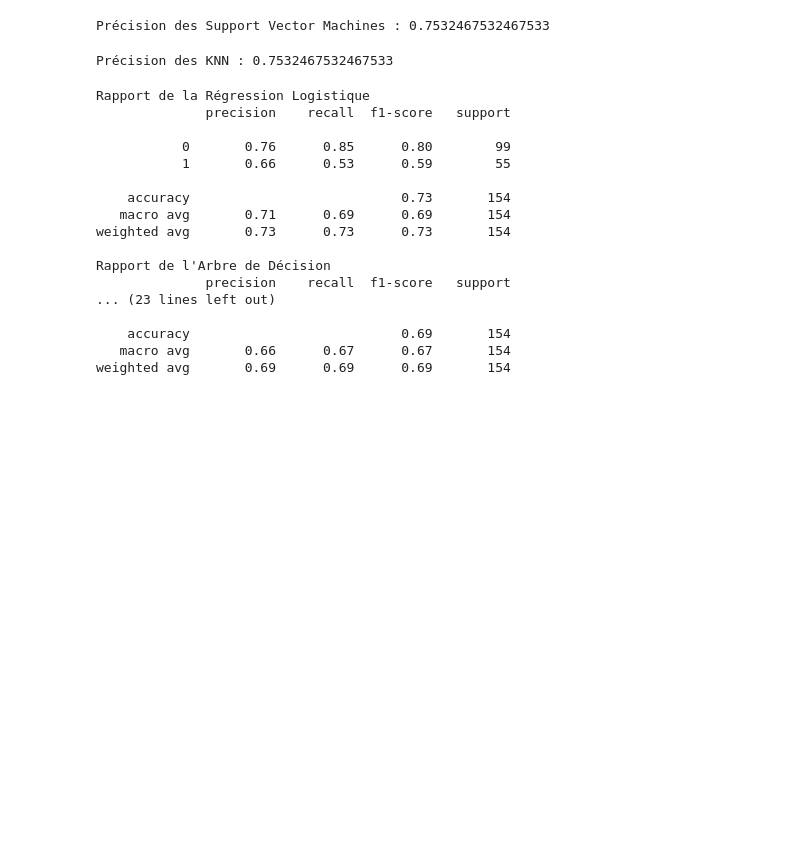
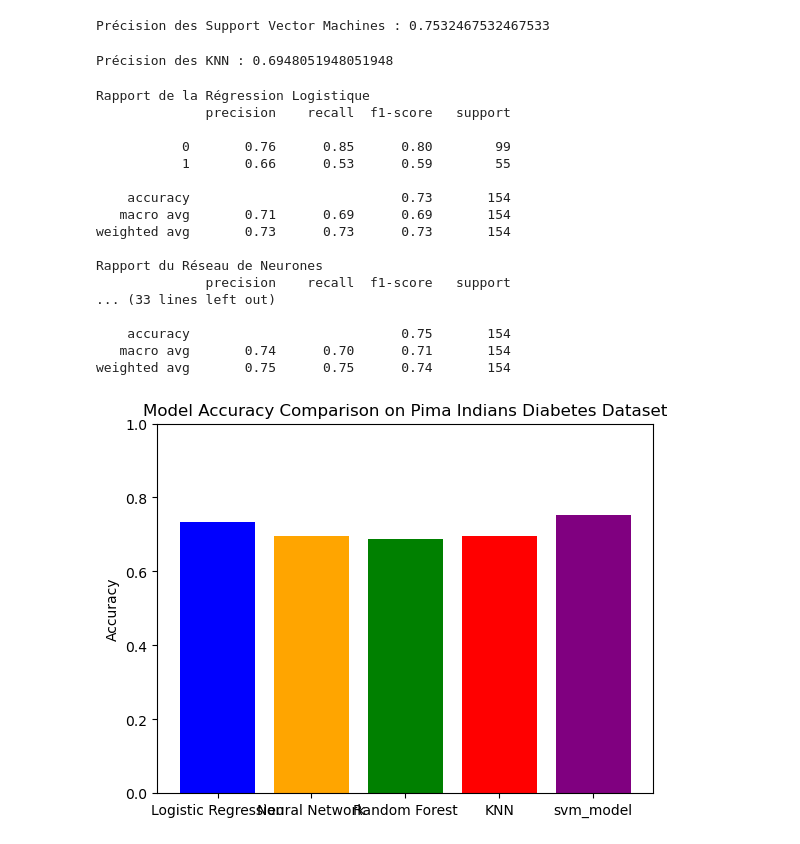
Before and after one commit to Daniellejireh87/Project_diabetes_ML, a Jupyter notebook: projet_diabetes.ipynb, the cells around one changed output. Saved outputs shown, nothing was run; the diff lists cells and outputs as text; code cells hidden in the pictures; blank space fills up the shorter version.

```diff
--- a/projet_diabetes.ipynb
+++ b/projet_diabetes.ipynb
@@ -376,10 +275,10 @@ knn_model.fit(X_train, y_train)
 y_pred_knn = knn_model.predict(X_test)
 
 # Évaluation
-accuracy_knn = accuracy_score(y_test, y_pred_svm)
+accuracy_knn = accuracy_score(y_test, y_pred_knn)
 print(f"Précision des KNN : {accuracy_knn}")
 # %% [output]
-Précision des KNN : 0.7532467532467533
+Précision des KNN : 0.6948051948051948
 # %%
 from sklearn.metrics import classification_report,accuracy_score
 
@@ -387,9 +286,6 @@ from sklearn.metrics import classification_report,accuracy_score
 print("Rapport de la Régression Logistique")
 print(classification_report(y_test, y_pred_lr))
 
-# Rapport de l'Arbre de Décision
-print("Rapport de l'Arbre de Décision")
-print(classification_report(y_test, y_pred_dt))
 
 # Rapport du Réseau de Neurones
 print("Rapport du Réseau de Neurones")
@@ -398,6 +294,14 @@ print(classification_report(y_test, y_pred_nn))
 #Rapport des forêts aléatoires
 print("Rapport de classification des Forêts Aléatoires")
 print(classification_report(y_test, y_pred_rf))
+
+#Rapport des KNN
+print("Rapport de KNN")
+print(classification_report(y_test, y_pred_knn))
+
+#Rapport des KNN
+print("Rapport de SVM")
+print(classification_report(y_test, y_pred_svm))
 # %% [output]
 Rapport de la Régression Logistique
               precision    recall  f1-score   support
@@ -409,10 +313,24 @@ Rapport de la Régression Logistique
    macro avg       0.71      0.69      0.69       154
 weighted avg       0.73      0.73      0.73       154
 
-Rapport de l'Arbre de Décision
+Rapport du Réseau de Neurones
               precision    recall  f1-score   support
-... (23 lines left out)
+... (33 lines left out)
 
-    accuracy                           0.69       154
-   macro avg       0.66      0.67      0.67       154
-weighted avg       0.69      0.69      0.69       154
+    accuracy                           0.75       154
+   macro avg       0.74      0.70      0.71       154
+weighted avg       0.75      0.75      0.74       154
+# %%
+import matplotlib.pyplot as plt
+
+# Accuracy comparison
+models = ['Logistic Regression',  'Neural Network','Random Forest', 'KNN','svm_model']
+accuracies = [accuracy_lr, accuracy_nn, accuracy_rf, accuracy_knn, accuracy_svm]
+
+plt.bar(models, accuracies, color=['blue', 'orange', 'green', 'red', 'purple'])
+plt.ylim([0, 1])
+plt.title('Model Accuracy Comparison on Pima Indians Diabetes Dataset')
+plt.ylabel('Accuracy')
+plt.show()
+# %% [output]
+[figure, added]
```
Also changed, not shown: parts of 10 cells of this notebook.
